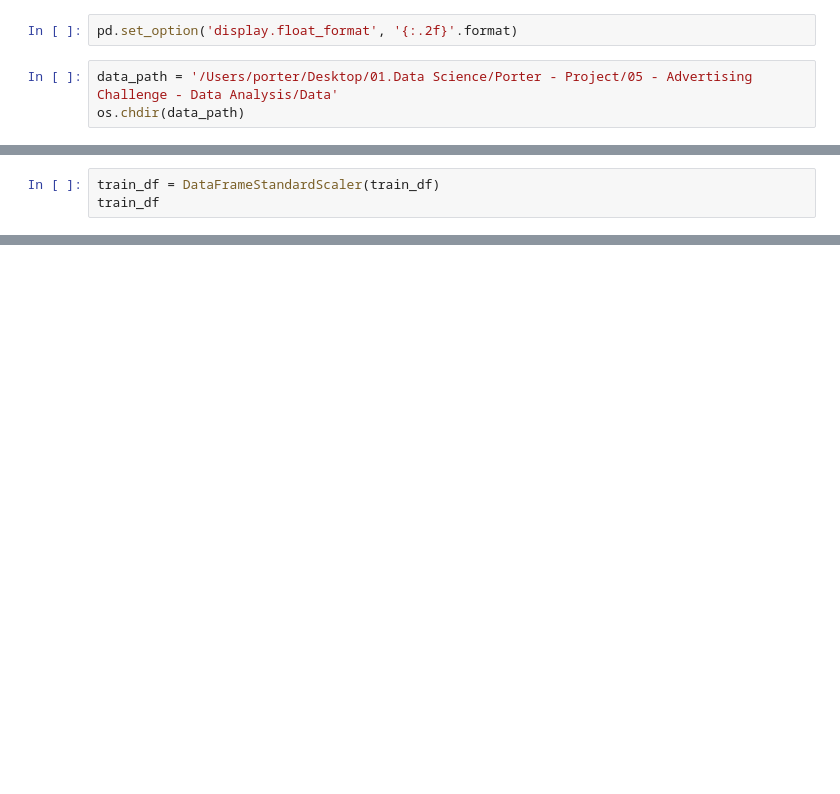
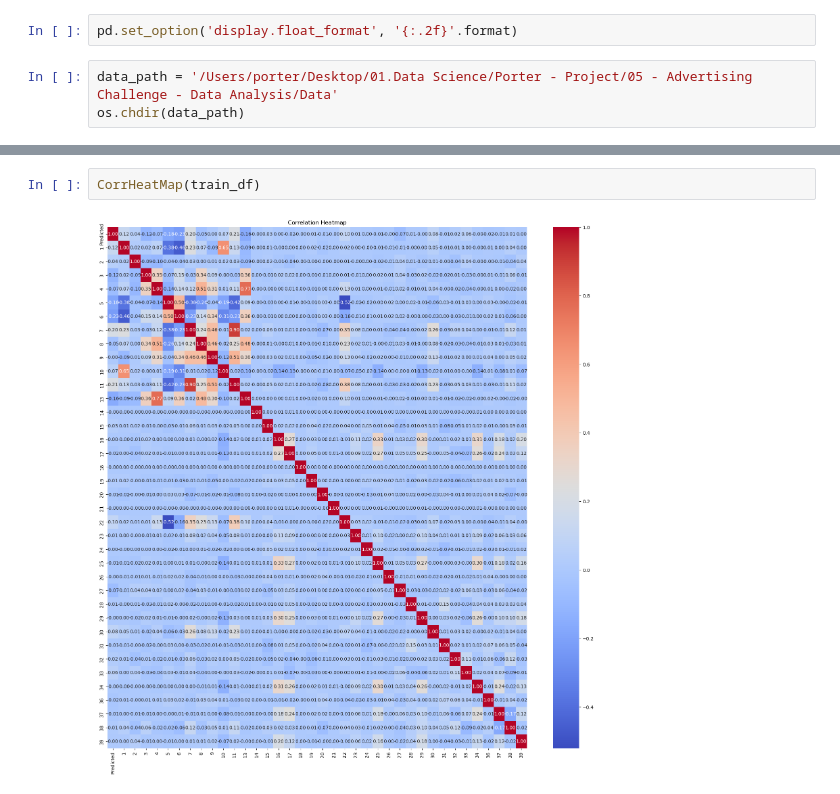
Before and after one commit to Porter-Tseng/CTR-Prediction, a Jupyter notebook: CTR Prediction-Feature.ipynb, the cells around one changed output, grey strips where cells are left out. Cells and saved outputs as stored; diff of their text form; blank space fills up the shorter version.

```diff
--- a/CTR Prediction-Feature.ipynb
+++ b/CTR Prediction-Feature.ipynb
@@ -81,3 +94,0 @@ plt.show()
-# %%
-train_df = DataFrameStandardScaler(train_df)
-train_df
@@ -110,0 +95,4 @@ train_df.describe()
+# %%
+CorrHeatMap(train_df)
+# %% [output]
+[figure, added]
```
Also changed, not shown: parts of 21 cells of this notebook, 1 other file.
